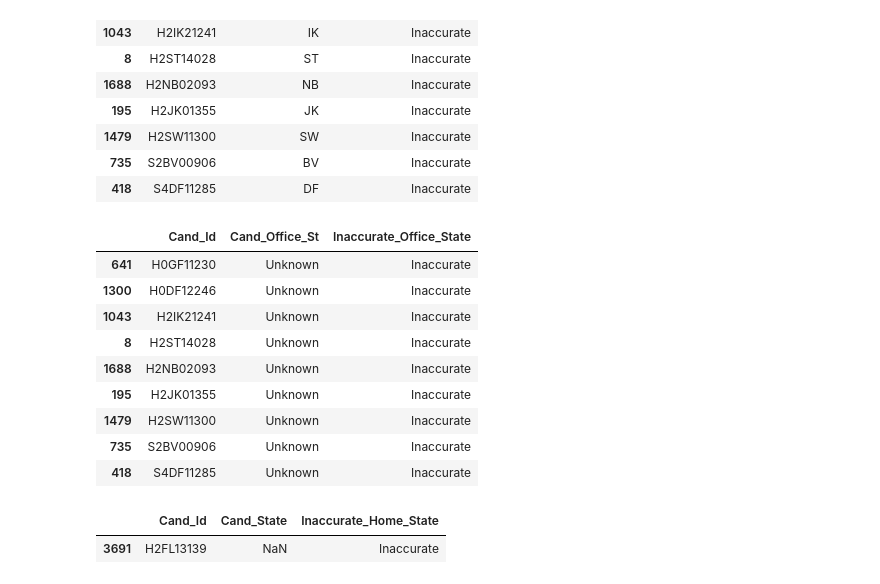
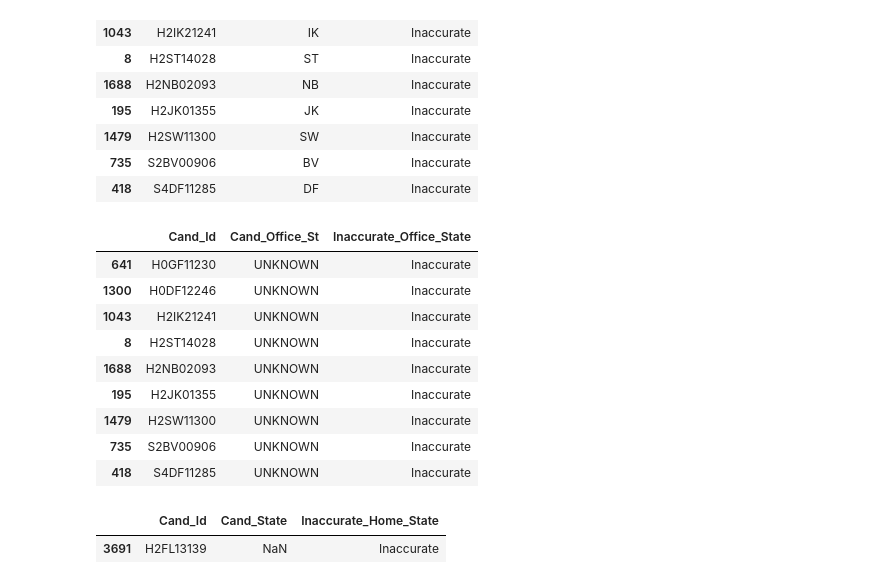
Before and after one commit to manasikarale/Data-Cleaning-Project, a Jupyter notebook: IS537 Data cleaning project candidate dataset.ipynb, the cells around one changed output. Saved outputs shown, nothing was run; the diff lists cells and outputs as text; code cells hidden in the pictures.

```diff
--- a/IS537 Data cleaning project candidate dataset.ipynb
+++ b/IS537 Data cleaning project candidate dataset.ipynb
@@ -311,23 +311,23 @@ candidate_data[candidate_data['Inaccurate_Office_State'] == 'Inaccurate'][['Cand
 # %%
 # replace wrong values with - 'Unknown' to increase accuracy of the data
 
 candidate_data['Cand_Office_St'] = candidate_data.apply(lambda x: x['Cand_Office_St']
                                            if x['Cand_Office_St'] in whitelist_candidate_office_st
-                                           else 'Unknown', axis=1)
-candidate_data[candidate_data['Cand_Office_St']=='Unknown'][['Cand_Id',
+                                           else 'UNKNOWN', axis=1)
+candidate_data[candidate_data['Cand_Office_St']=='UNKNOWN'][['Cand_Id',
                                                              'Cand_Office_St',
                                                              'Inaccurate_Office_State']]
 # %% [output]
 |  | Cand_Id | Cand_Office_St | Inaccurate_Office_State |
-| 641 | H0GF11230 | Unknown | Inaccurate |
-| 1300 | H0DF12246 | Unknown | Inaccurate |
-| 1043 | H2IK21241 | Unknown | Inaccurate |
-| 8 | H2ST14028 | Unknown | Inaccurate |
-| 1688 | H2NB02093 | Unknown | Inaccurate |
-| 195 | H2JK01355 | Unknown | Inaccurate |
-| 1479 | H2SW11300 | Unknown | Inaccurate |
-| 735 | S2BV00906 | Unknown | Inaccurate |
-| 418 | S4DF11285 | Unknown | Inaccurate |
+| 641 | H0GF11230 | UNKNOWN | Inaccurate |
+| 1300 | H0DF12246 | UNKNOWN | Inaccurate |
+| 1043 | H2IK21241 | UNKNOWN | Inaccurate |
+| 8 | H2ST14028 | UNKNOWN | Inaccurate |
+| 1688 | H2NB02093 | UNKNOWN | Inaccurate |
+| 195 | H2JK01355 | UNKNOWN | Inaccurate |
+| 1479 | H2SW11300 | UNKNOWN | Inaccurate |
+| 735 | S2BV00906 | UNKNOWN | Inaccurate |
+| 418 | S4DF11285 | UNKNOWN | Inaccurate |
 # %%
 # drop the column no longer required
 
```
Also changed, not shown: parts of 1 cell of this notebook, 1 other file.
